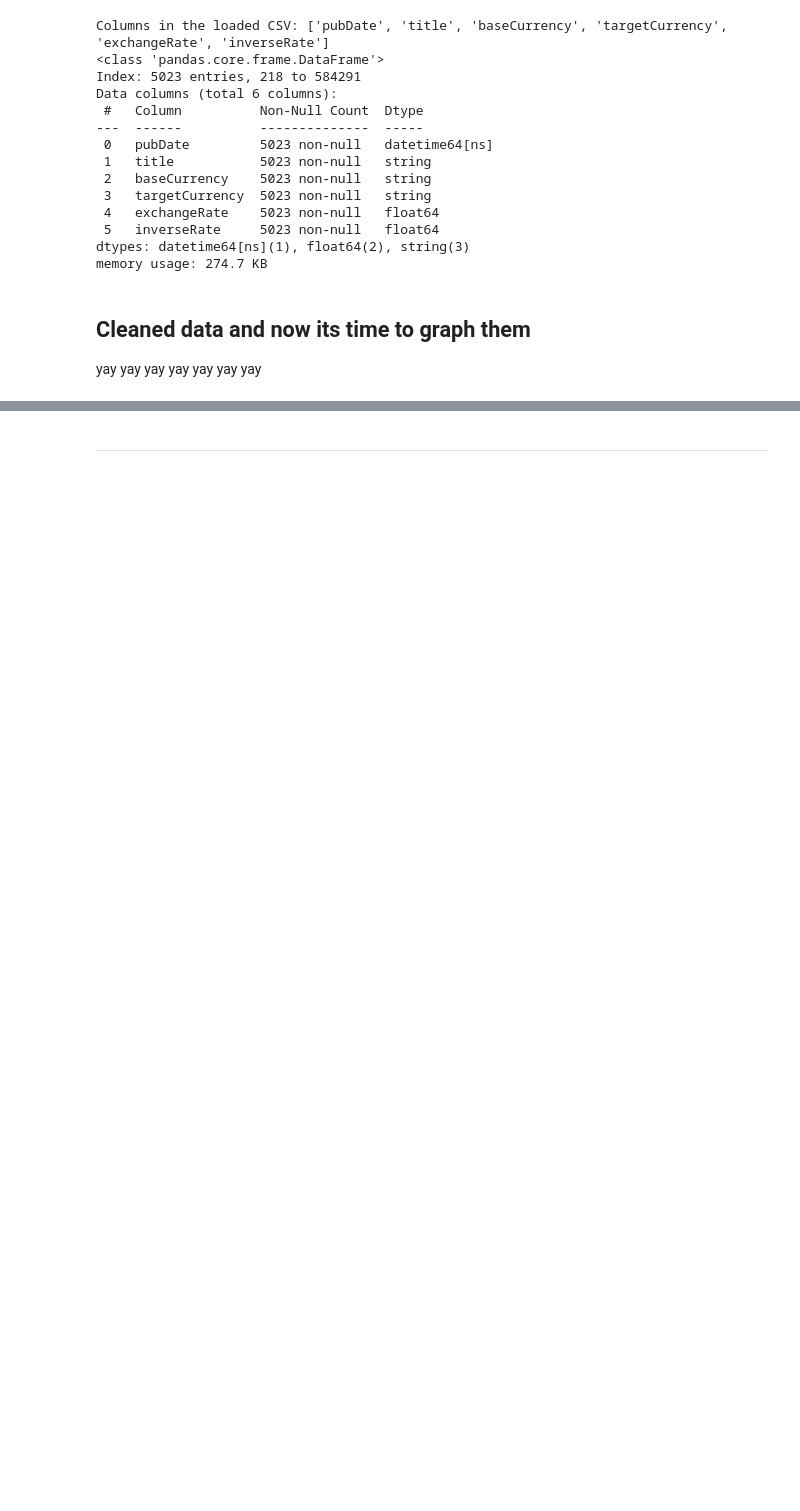
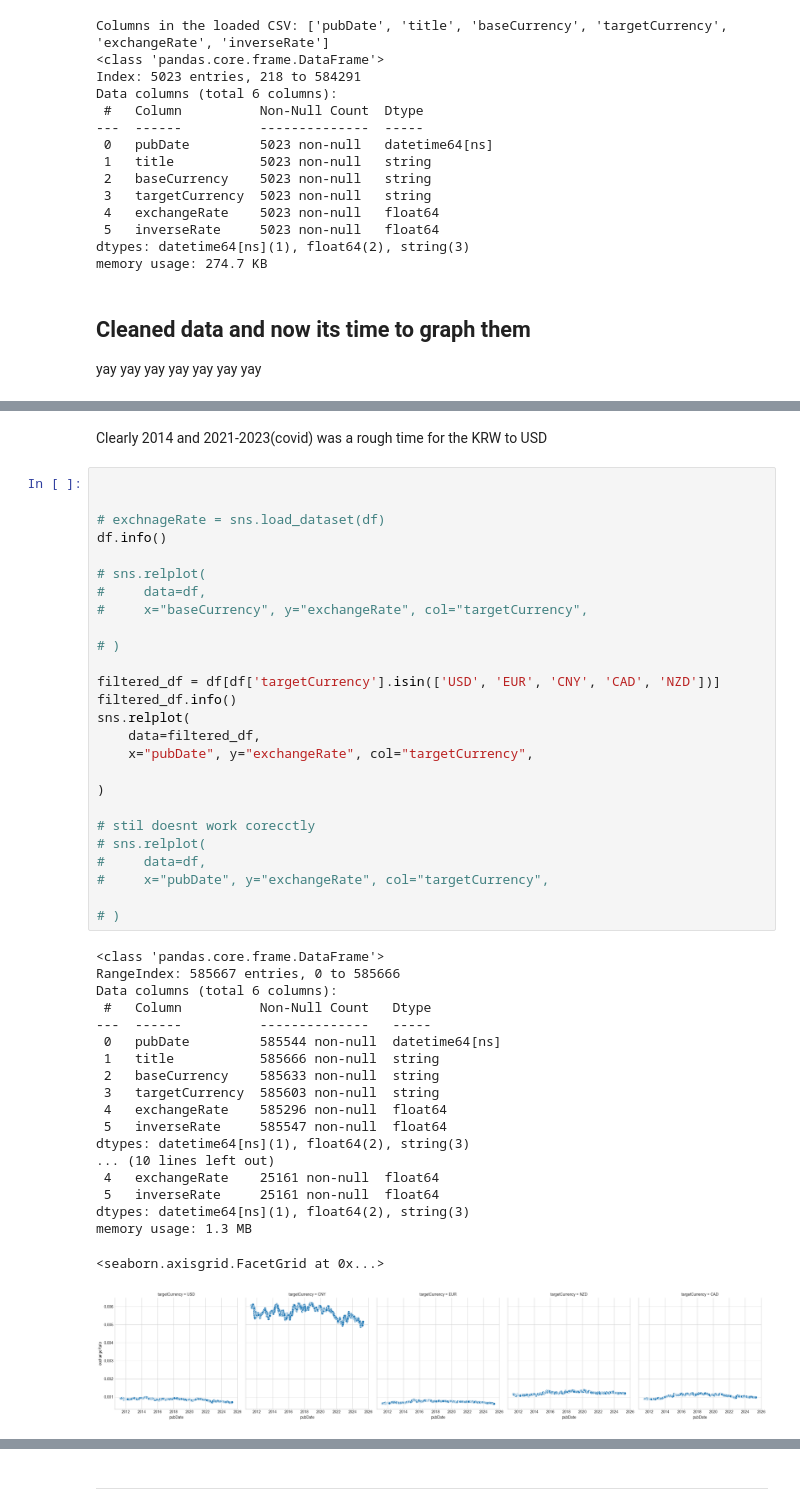
Before and after one commit to ETE4990-S25/homeworkfolder-Gizmofire, a Jupyter notebook: Projects/takeHome/takeHome.ipynb, the cells around one changed output, grey strips where cells are left out. Drawn from its saved outputs; the diff is of its cells as text; blank space fills up the shorter version.

```diff
--- a/Projects/takeHome/takeHome.ipynb
+++ b/Projects/takeHome/takeHome.ipynb
@@ -449,0 +447,48 @@ NameError: name 'df_krw_usd' is not defined
+# %% [markdown]
+Clearly 2014 and 2021-2023(covid) was a rough time for the KRW to USD
+# %%
+
+
+# exchnageRate = sns.load_dataset(df)
+df.info()
+
+# sns.relplot(
+#     data=df,
+#     x="baseCurrency", y="exchangeRate", col="targetCurrency",
+
+# )
+
+filtered_df = df[df['targetCurrency'].isin(['USD', 'EUR', 'CNY', 'CAD', 'NZD'])]
+filtered_df.info()
+sns.relplot(
+    data=filtered_df,
+    x="pubDate", y="exchangeRate", col="targetCurrency",
+
+)
+
+# stil doesnt work corecctly
+# sns.relplot(
+#     data=df,
+#     x="pubDate", y="exchangeRate", col="targetCurrency",
+
+# )
+# %% [output]
+<class 'pandas.core.frame.DataFrame'>
+RangeIndex: 585667 entries, 0 to 585666
+Data columns (total 6 columns):
+ #   Column          Non-Null Count   Dtype
+---  ------          --------------   -----
+ 0   pubDate         585544 non-null  datetime64[ns]
+ 1   title           585666 non-null  string
+ 2   baseCurrency    585633 non-null  string
+ 3   targetCurrency  585603 non-null  string
+ 4   exchangeRate    585296 non-null  float64
+ 5   inverseRate     585547 non-null  float64
+dtypes: datetime64[ns](1), float64(2), string(3)
+... (10 lines left out)
+ 4   exchangeRate    25161 non-null  float64
+ 5   inverseRate     25161 non-null  float64
+dtypes: datetime64[ns](1), float64(2), string(3)
+memory usage: 1.3 MB
+<seaborn.axisgrid.FacetGrid at 0x...>
+[figure, added]
```
Also changed, not shown: parts of 5 cells of this notebook, 1 other file.
